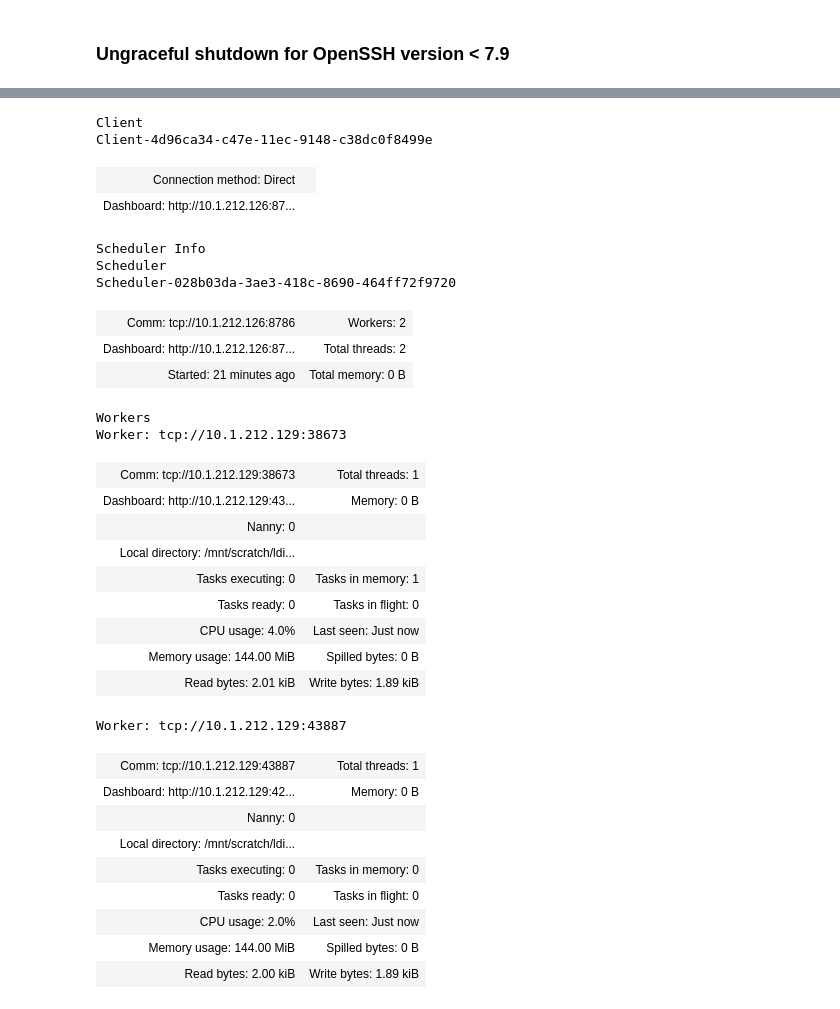
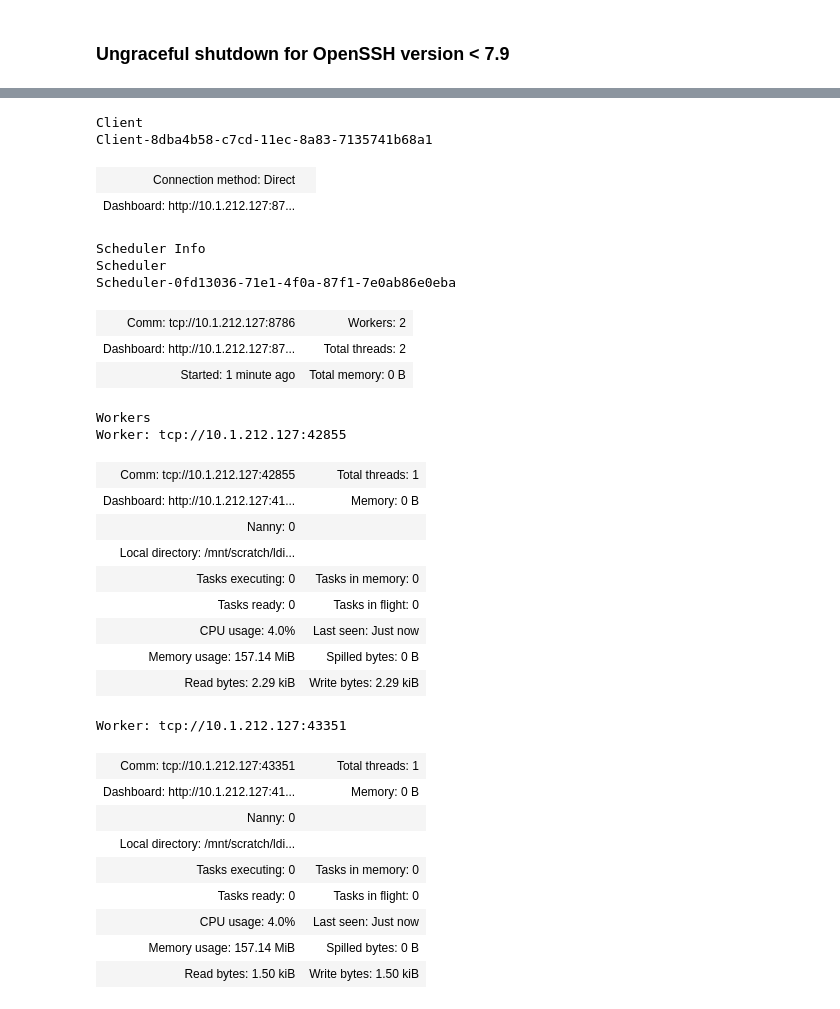
Before and after one commit to abs-tudelft/octoray, a Jupyter notebook: fwi/Dask.ipynb, the cells around one changed output, grey strips where cells are left out. Drawn from its saved outputs; the diff is of its cells as text; code cells hidden in the pictures.

```diff
--- a/fwi/Dask.ipynb
+++ b/fwi/Dask.ipynb
@@ -373,40 +349,40 @@ ProcessError: Process exited with signal TERM
 # %%
 from dask.distributed import Client, progress
 
-client = Client("tcp://10.1.212.126:8786")
+client = Client("tcp://10.1.212.127:8786")
 
 # print(len(octoray.kernels))
 # print(len(client.scheduler_info()["workers"]))
 client
 # %% [output]
 Client
-Client-4d96ca34-c47e-11ec-9148-c38dc0f8499e
+Client-8dba4b58-c7cd-11ec-8a83-7135741b68a1
 | Connection method: Direct |  |
-| Dashboard: http://10.1.212.126:87... |  |
+| Dashboard: http://10.1.212.127:87... |  |
 Scheduler Info
 Scheduler
-Scheduler-028b03da-3ae3-418c-8690-464ff72f9720
+Scheduler-0fd13036-71e1-4f0a-87f1-7e0ab86e0eba
-| Comm: tcp://10.1.212.126:8786 | Workers: 2 |
-| Dashboard: http://10.1.212.126:87... | Total threads: 2 |
-| Started: 21 minutes ago | Total memory: 0 B |
+| Comm: tcp://10.1.212.127:8786 | Workers: 2 |
+| Dashboard: http://10.1.212.127:87... | Total threads: 2 |
+| Started: 1 minute ago | Total memory: 0 B |
 Workers
-Worker: tcp://10.1.212.129:38673
+Worker: tcp://10.1.212.127:42855
-| Comm: tcp://10.1.212.129:38673 | Total threads: 1 |
-| Dashboard: http://10.1.212.129:43... | Memory: 0 B |
+| Comm: tcp://10.1.212.127:42855 | Total threads: 1 |
+| Dashboard: http://10.1.212.127:41... | Memory: 0 B |
 | Nanny: 0 |  |
 | Local directory: /mnt/scratch/ldi... |  |
-| Tasks executing: 0 | Tasks in memory: 1 |
+| Tasks executing: 0 | Tasks in memory: 0 |
 | Tasks ready: 0 | Tasks in flight: 0 |
 | CPU usage: 4.0% | Last seen: Just now |
-| Memory usage: 144.00 MiB | Spilled bytes: 0 B |
-| Read bytes: 2.01 kiB | Write bytes: 1.89 kiB |
+| Memory usage: 157.14 MiB | Spilled bytes: 0 B |
+| Read bytes: 2.29 kiB | Write bytes: 2.29 kiB |
-Worker: tcp://10.1.212.129:43887
+Worker: tcp://10.1.212.127:43351
-| Comm: tcp://10.1.212.129:43887 | Total threads: 1 |
-| Dashboard: http://10.1.212.129:42... | Memory: 0 B |
+| Comm: tcp://10.1.212.127:43351 | Total threads: 1 |
+| Dashboard: http://10.1.212.127:41... | Memory: 0 B |
 | Nanny: 0 |  |
 | Local directory: /mnt/scratch/ldi... |  |
 | Tasks executing: 0 | Tasks in memory: 0 |
 | Tasks ready: 0 | Tasks in flight: 0 |
-| CPU usage: 2.0% | Last seen: Just now |
-| Memory usage: 144.00 MiB | Spilled bytes: 0 B |
-| Read bytes: 2.00 kiB | Write bytes: 1.89 kiB |
+| CPU usage: 4.0% | Last seen: Just now |
+| Memory usage: 157.14 MiB | Spilled bytes: 0 B |
+| Read bytes: 1.50 kiB | Write bytes: 1.50 kiB |
```
Also changed, not shown: parts of 10 cells of this notebook, 3 other files.
